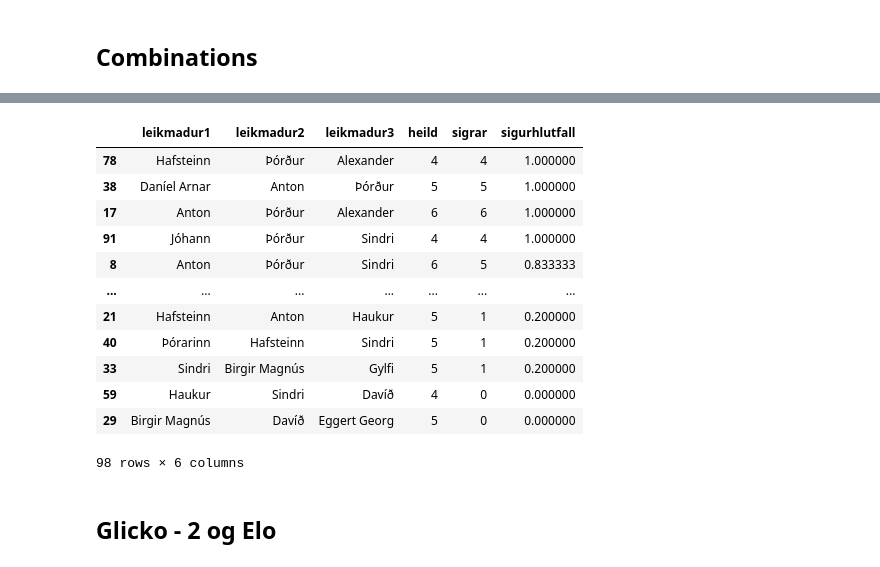
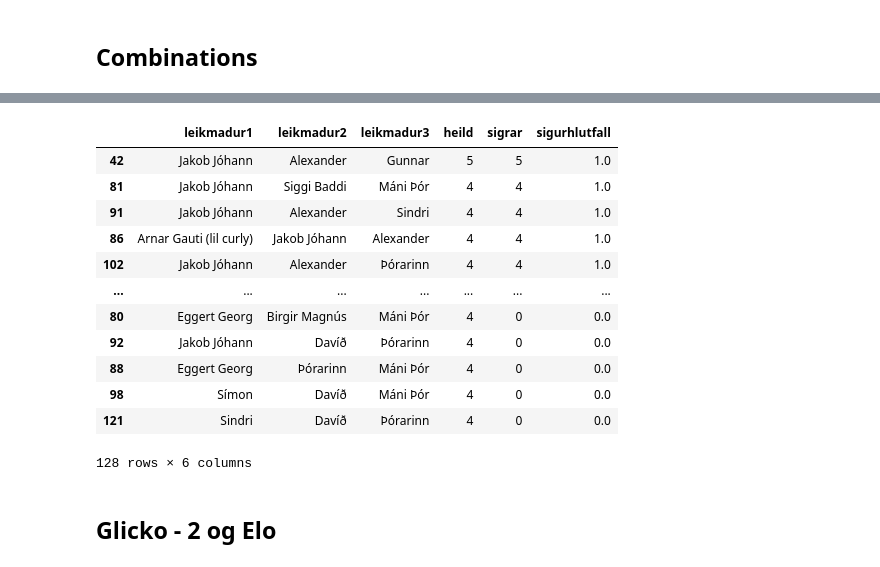
Before and after one commit to Hawkaberi/toggabolti, a Jupyter notebook: Tölfræði fyrir árshátíð.ipynb, the cells around one changed output, grey strips where cells are left out. Saved outputs shown, nothing was run; the diff lists cells and outputs as text; code cells hidden in the pictures.

```diff
--- a/Tölfræði fyrir árshátíð.ipynb
+++ b/Tölfræði fyrir árshátíð.ipynb
@@ -138,6 +138,12 @@ dagadict[dt(2024,12,24)]['lid2'] = ['Birgir Magnús', 'Daði Snær', 'Þórarinn
 
 dagadict[dt(2025,6,12)]['lid1'] = ['Davíð', 'Máni Þór', 'Gunnar', 'Sindri', 'Þórður', 'Símon']
 dagadict[dt(2025,6,12)]['lid2'] = ['Sigurgeir', 'Alexander', 'Birgir Magnús', 'Haukur', 'Jakob Jóhann', 'Daníel Snorri']
+
+dagadict[dt(2025,8,21)]['lid1'] = ['Gunnar', 'Gunnar (vinnufélagi Dabba)', 'Alexander', 'Siggi Baddi', 'Ásgeir', 'Sindri', 'Þórður']
+dagadict[dt(2025,8,21)]['lid2'] = ['Franz', 'Þórarinn', 'Jón Rúnar', 'Haukur', 'Davíð', 'Birgir Magnús', 'Eggert Georg']
+
+dagadict[dt(2025,8,28)]['lid1'] = ['Tómas Daði', 'Birgir Magnús', 'Jakob Jóhann', 'Sindri', 'Þórður', 'Davíð', 'Siggi Baddi']
+dagadict[dt(2025,8,28)]['lid2'] = ['Jón Rúnar', 'Daníel Snorri', 'Gunnar (vinnufélagi Dabba)', 'Alexander', 'Haukur', 'Eggert Georg', 'Gunnar']
 # %% [markdown]
 ## Villutékk
 # %%
@@ -354,19 +360,19 @@ season_combination_dfs[2][season_combination_dfs[2]['heild']>3].sort_values(by='
 # %%
-season_combination_dfs[2][season_combination_dfs[2]['heild']>3].sort_values(by='sigurhlutfall', ascending=False)
+season_combination_dfs[3][season_combination_dfs[3]['heild']>3].sort_values(by='sigurhlutfall', ascending=False)
 # %% [output]
 |  | leikmadur1 | leikmadur2 | leikmadur3 | heild | sigrar | sigurhlutfall |
-| 78 | Hafsteinn | Þórður | Alexander | 4 | 4 | 1.000000 |
-| 38 | Daníel Arnar | Anton | Þórður | 5 | 5 | 1.000000 |
-| 17 | Anton | Þórður | Alexander | 6 | 6 | 1.000000 |
-| 91 | Jóhann | Þórður | Sindri | 4 | 4 | 1.000000 |
-| 8 | Anton | Þórður | Sindri | 6 | 5 | 0.833333 |
+| 42 | Jakob Jóhann | Alexander | Gunnar | 5 | 5 | 1.0 |
+| 81 | Jakob Jóhann | Siggi Baddi | Máni Þór | 4 | 4 | 1.0 |
+| 91 | Jakob Jóhann | Alexander | Sindri | 4 | 4 | 1.0 |
+| 86 | Arnar Gauti (lil curly) | Jakob Jóhann | Alexander | 4 | 4 | 1.0 |
+| 102 | Jakob Jóhann | Alexander | Þórarinn | 4 | 4 | 1.0 |
 | ... | ... | ... | ... | ... | ... | ... |
-| 21 | Hafsteinn | Anton | Haukur | 5 | 1 | 0.200000 |
-| 40 | Þórarinn | Hafsteinn | Sindri | 5 | 1 | 0.200000 |
-| 33 | Sindri | Birgir Magnús | Gylfi | 5 | 1 | 0.200000 |
-| 59 | Haukur | Sindri | Davíð | 4 | 0 | 0.000000 |
-| 29 | Birgir Magnús | Davíð | Eggert Georg | 5 | 0 | 0.000000 |
+| 80 | Eggert Georg | Birgir Magnús | Máni Þór | 4 | 0 | 0.0 |
+| 92 | Jakob Jóhann | Davíð | Þórarinn | 4 | 0 | 0.0 |
+| 88 | Eggert Georg | Þórarinn | Máni Þór | 4 | 0 | 0.0 |
+| 98 | Símon | Davíð | Máni Þór | 4 | 0 | 0.0 |
+| 121 | Sindri | Davíð | Þórarinn | 4 | 0 | 0.0 |
-98 rows × 6 columns
+128 rows × 6 columns
 # %% [markdown]
 ## Glicko - 2 og Elo
 # %%
```
Also changed, not shown: parts of 9 cells of this notebook, 3 other files.
